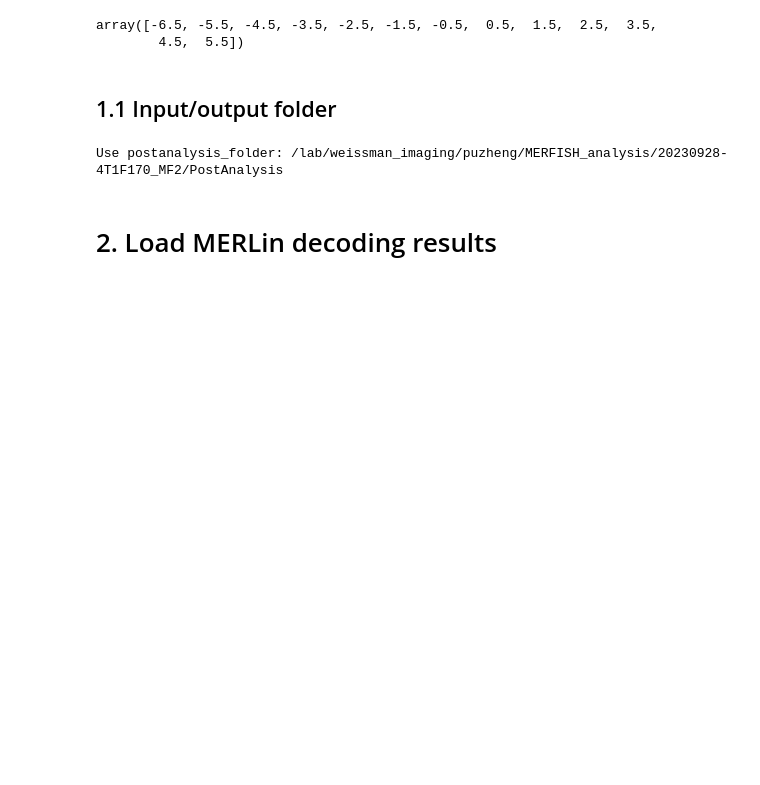
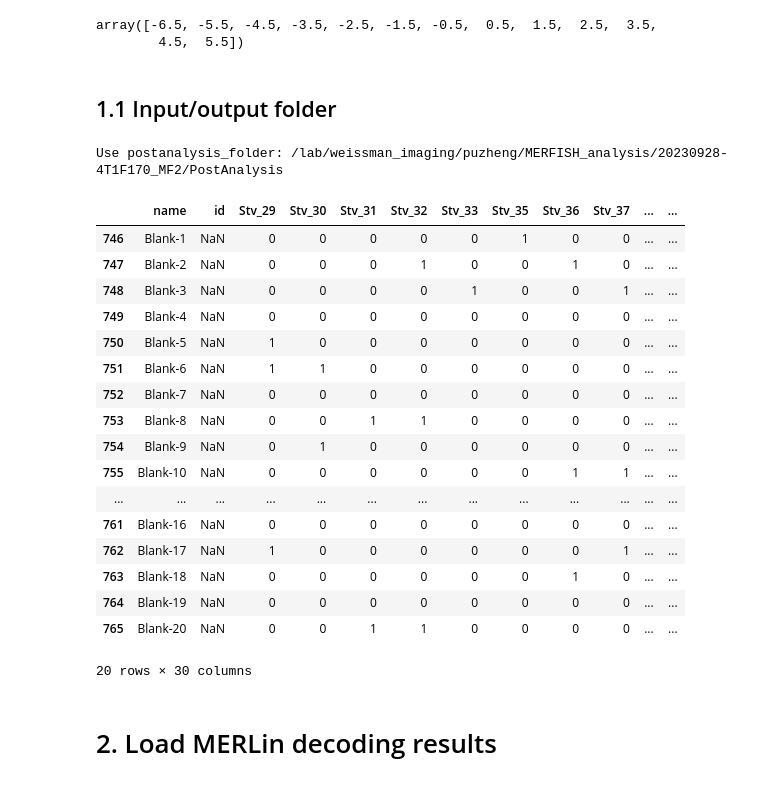
Before and after one commit to zhengpuas47/Weissman_MERFISH_Scripts, a Jupyter notebook: MERFISH_postanalysis/20230622-Interpret_decoded.ipynb, the cells around one changed output. Cells and saved outputs as stored; diff of their text form; code cells hidden in the pictures; blank space fills up the shorter version.

```diff
--- a/MERFISH_postanalysis/20230622-Interpret_decoded.ipynb
+++ b/MERFISH_postanalysis/20230622-Interpret_decoded.ipynb
@@ -68,6 +68,30 @@ Use postanalysis_folder: /lab/weissman_imaging/puzheng/MERFISH_analysis/20230928
 # %%
 data_organization = pd.read_csv(os.path.join(merlin_output_folder, 'dataorganization.csv'),
                                converters={'frame': _parse_int_list, 'zPos': _parse_list})
+# %%
+codebook = pd.read_csv(os.path.join(merlin_output_folder, 'codebook_0_MF2_codebook.csv'),
+                               converters={'frame': _parse_int_list, 'zPos': _parse_list})
+# %%
+codebook[746:766]
+# %% [output]
+|  | name | id | Stv_29 | Stv_30 | Stv_31 | Stv_32 | Stv_33 | Stv_35 | Stv_36 | Stv_37 | ... | ... |
+| 746 | Blank-1 | NaN | 0 | 0 | 0 | 0 | 0 | 1 | 0 | 0 | ... | ... |
+| 747 | Blank-2 | NaN | 0 | 0 | 0 | 1 | 0 | 0 | 1 | 0 | ... | ... |
+| 748 | Blank-3 | NaN | 0 | 0 | 0 | 0 | 1 | 0 | 0 | 1 | ... | ... |
+| 749 | Blank-4 | NaN | 0 | 0 | 0 | 0 | 0 | 0 | 0 | 0 | ... | ... |
+| 750 | Blank-5 | NaN | 1 | 0 | 0 | 0 | 0 | 0 | 0 | 0 | ... | ... |
+| 751 | Blank-6 | NaN | 1 | 1 | 0 | 0 | 0 | 0 | 0 | 0 | ... | ... |
+| 752 | Blank-7 | NaN | 0 | 0 | 0 | 0 | 0 | 0 | 0 | 0 | ... | ... |
+| 753 | Blank-8 | NaN | 0 | 0 | 1 | 1 | 0 | 0 | 0 | 0 | ... | ... |
+| 754 | Blank-9 | NaN | 0 | 1 | 0 | 0 | 0 | 0 | 0 | 0 | ... | ... |
+| 755 | Blank-10 | NaN | 0 | 0 | 0 | 0 | 0 | 0 | 1 | 1 | ... | ... |
+| ... | ... | ... | ... | ... | ... | ... | ... | ... | ... | ... | ... | ... |
+| 761 | Blank-16 | NaN | 0 | 0 | 0 | 0 | 0 | 0 | 0 | 0 | ... | ... |
+| 762 | Blank-17 | NaN | 1 | 0 | 0 | 0 | 0 | 0 | 0 | 1 | ... | ... |
+| 763 | Blank-18 | NaN | 0 | 0 | 0 | 0 | 0 | 0 | 1 | 0 | ... | ... |
+| 764 | Blank-19 | NaN | 0 | 0 | 0 | 0 | 0 | 0 | 0 | 0 | ... | ... |
+| 765 | Blank-20 | NaN | 0 | 0 | 1 | 1 | 0 | 0 | 0 | 0 | ... | ... |
+20 rows × 30 columns
 # %% [markdown]
 # 2. Load MERLin decoding results
 # %%
```
Also changed, not shown: parts of 14 cells of this notebook, 4 other files.
